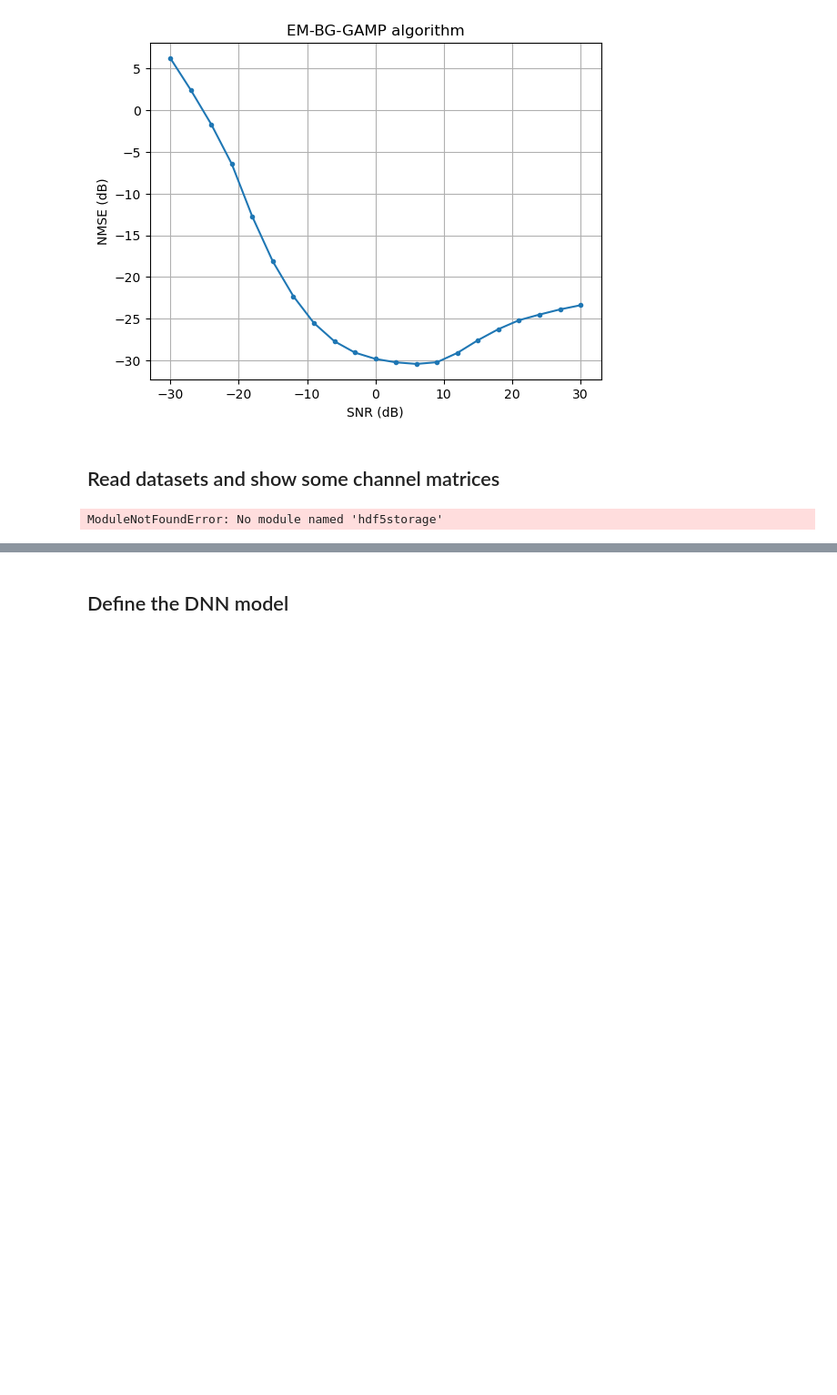
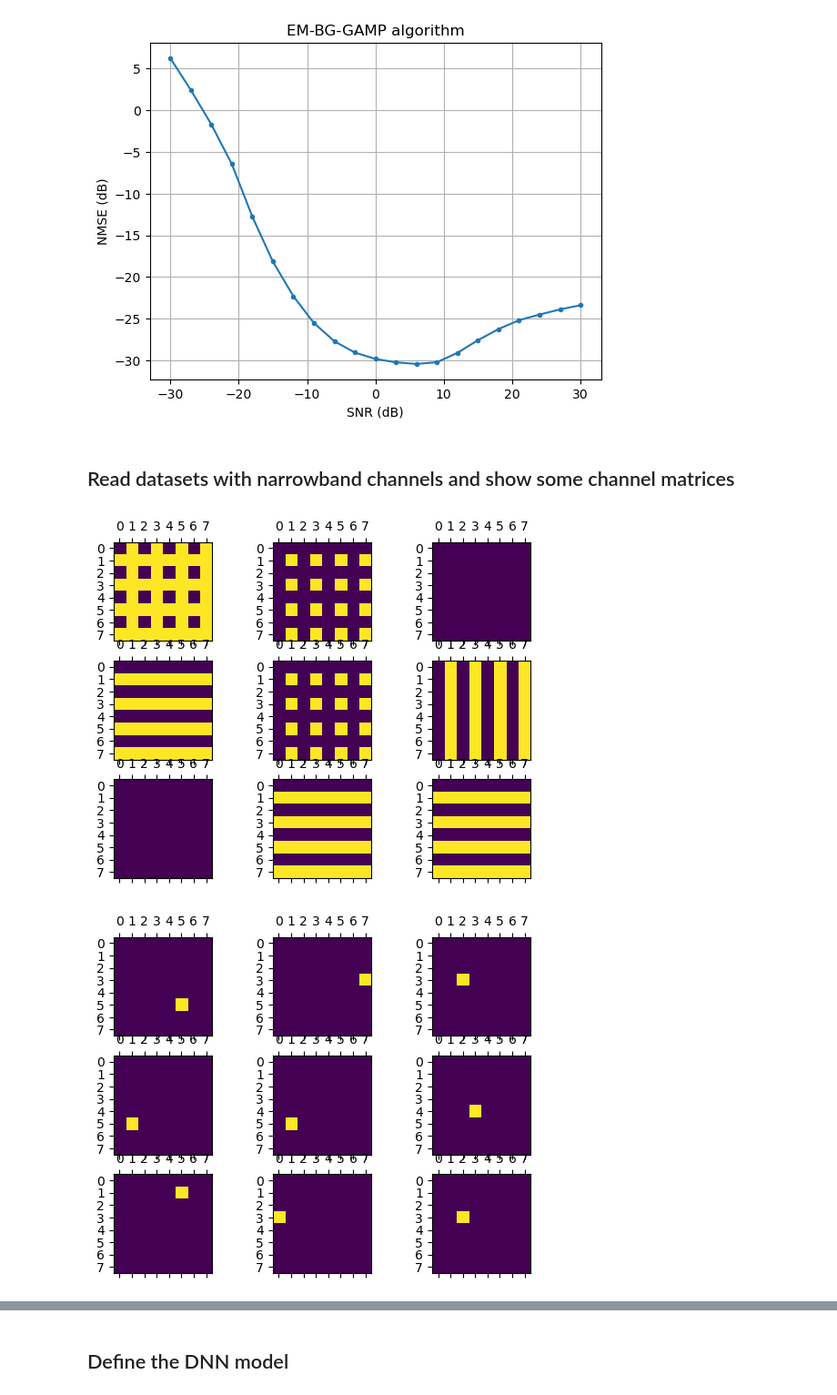
Before and after one commit to aldebaro/ai6g, a Jupyter notebook: 02_channel_estimation_digital_mimo.ipynb, the cells around one changed output, grey strips where cells are left out. Shown at 91% size. Cells and saved outputs as stored; diff of their text form; code cells hidden in the pictures; blank space fills up the shorter version.

```diff
--- a/02_channel_estimation_digital_mimo.ipynb
+++ b/02_channel_estimation_digital_mimo.ipynb
@@ -32,26 +64,17 @@ plt.title("EM-BG-GAMP algorithm")
 Text(0.5, 1.0, 'EM-BG-GAMP algorithm')
 [figure]
 # %% [markdown]
-## Read datasets and show some channel matrices
+## Read datasets with narrowband channels and show some channel matrices
 # %%
-from files_02_channel import dataset
-
-data = dataset.data()
+data = loadmat("./files_02_channel/random_sparse_channel_1000_8_8.mat")
 
 antenna_channel, angle_channel = (data.get(key) for key in ["Harray", "Hvirtual"])
 fig1, axs1 = plt.subplots(3, 3)
 fig2, axs2 = plt.subplots(3, 3)
 for i, ax in enumerate(axs1.flat):
     ax.matshow(np.abs(antenna_channel[i]))
 for i, ax in enumerate(axs2.flat):
     ax.matshow(np.abs(angle_channel[i]))
-
-angle_ch = angle_channel[0]
-
-antenna_ch = np.fft.fft(
-    np.fft.ifft(angle_ch, axis=-2, norm="ortho"), axis=-1, norm="ortho"
-)
-
-print(f"sum = {np.sum(antenna_ch - antenna_channel[0])}")
 # %% [output]
-ModuleNotFoundError: No module named 'hdf5storage'
+[figure, added]
+[figure, added]
```
Also changed, not shown: parts of 15 cells of this notebook.
